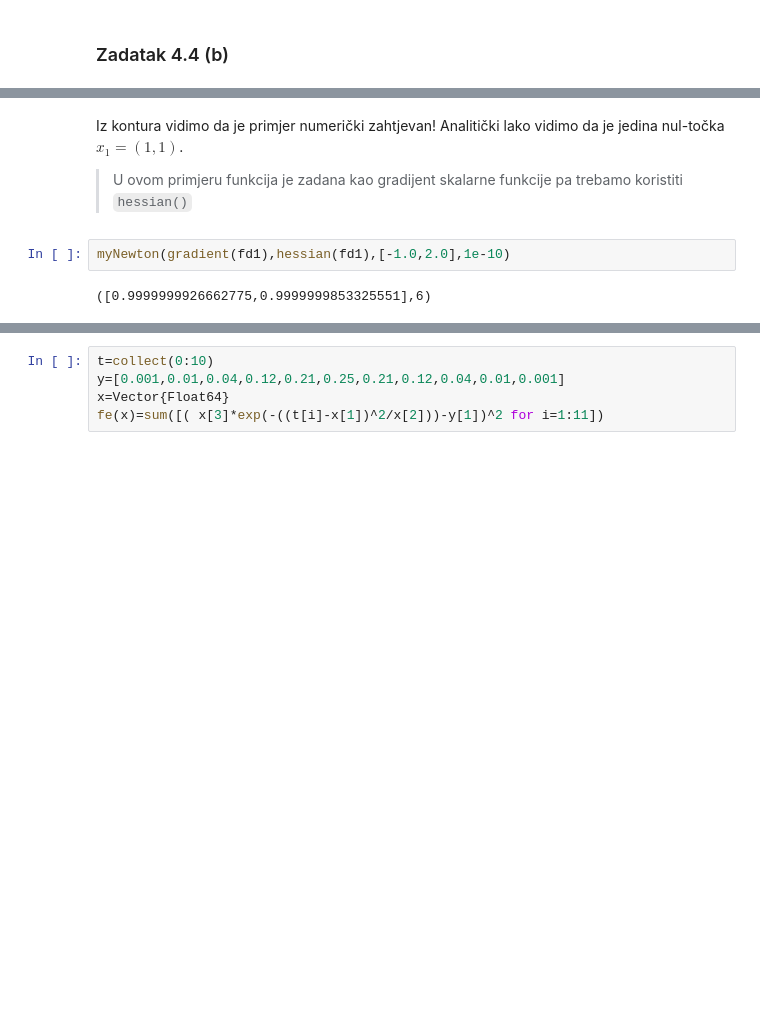
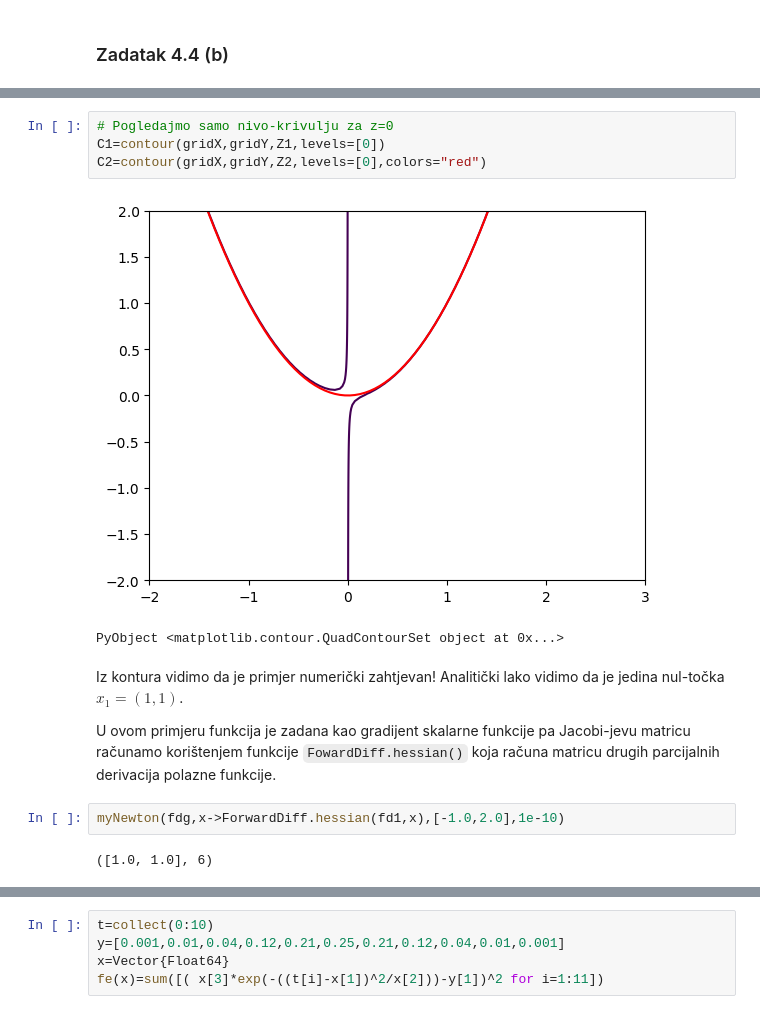
Before and after one commit to ivanslapnicar/Numericka_analiza, a Jupyter notebook: src/NA19_Sustavi_nelinearnih_jednadzbi.ipynb, the cells around one changed output, grey strips where cells are left out. Cells and saved outputs as stored; diff of their text form; blank space fills up the shorter version.

```diff
--- a/src/NA19_Sustavi_nelinearnih_jednadzbi.ipynb
+++ b/src/NA19_Sustavi_nelinearnih_jednadzbi.ipynb
@@ -186,11 +230,18 @@ ylabel("y")
 PyObject <matplotlib.text.Text object at 0x...>
+# %%
+# Pogledajmo samo nivo-krivulju za z=0
+C1=contour(gridX,gridY,Z1,levels=[0])
+C2=contour(gridX,gridY,Z2,levels=[0],colors="red")
+# %% [output]
+[figure, added]
+PyObject <matplotlib.contour.QuadContourSet object at 0x...>
 # %% [markdown]
 Iz kontura vidimo da je primjer numerički zahtjevan! Analitički lako vidimo da je jedina nul-točka $x_1=(1,1)$.
 
-> U ovom primjeru funkcija je zadana kao gradijent skalarne funkcije pa trebamo koristiti `hessian()`
+U ovom primjeru funkcija je zadana kao gradijent skalarne funkcije pa Jacobi-jevu matricu računamo korištenjem funkcije `FowardDiff.hessian()` koja računa matricu drugih parcijalnih derivacija polazne funkcije.
 # %%
-myNewton(gradient(fd1),hessian(fd1),[-1.0,2.0],1e-10)
+myNewton(fdg,x->ForwardDiff.hessian(fd1,x),[-1.0,2.0],1e-10)
 # %% [output]
-([0.9999999926662775,0.9999999853325551],6)
+([1.0, 1.0], 6)
 # %% [markdown]
 ### Zadatak 4.4 (e)
```
Also changed, not shown: parts of 30 cells of this notebook.
